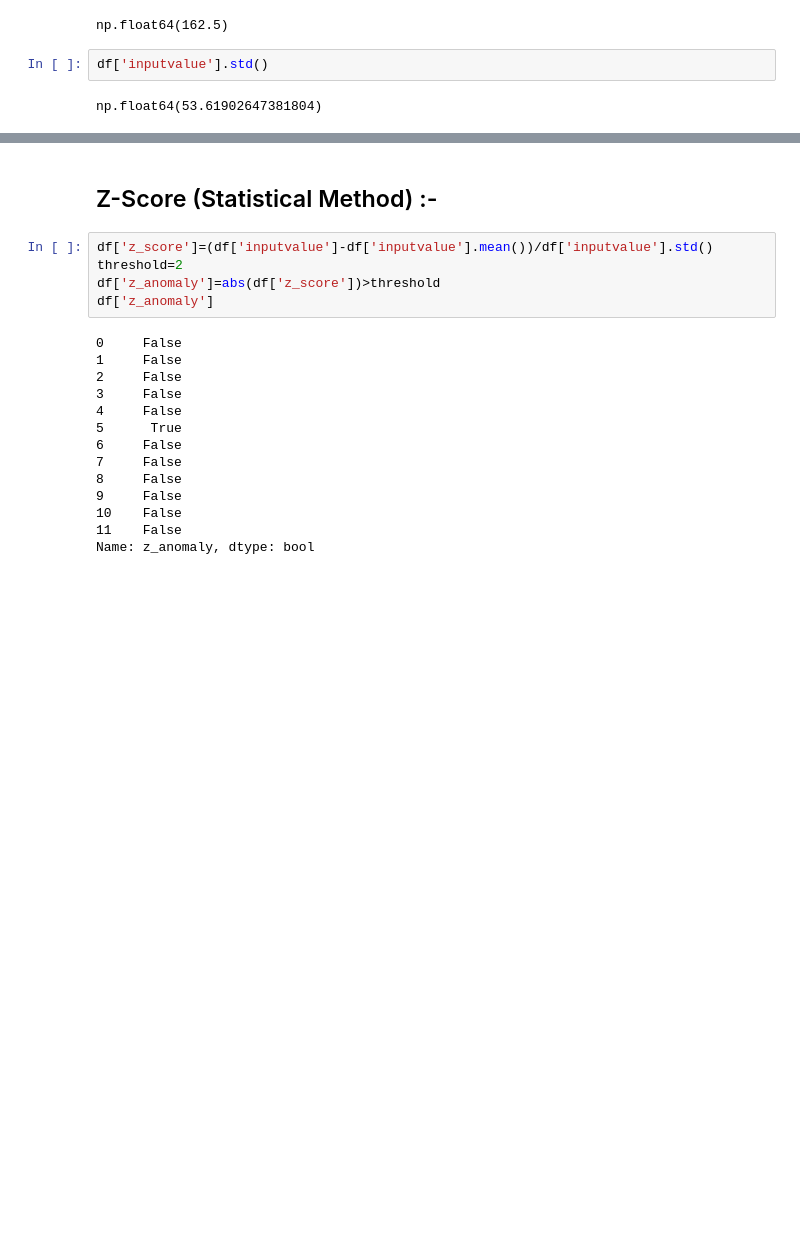
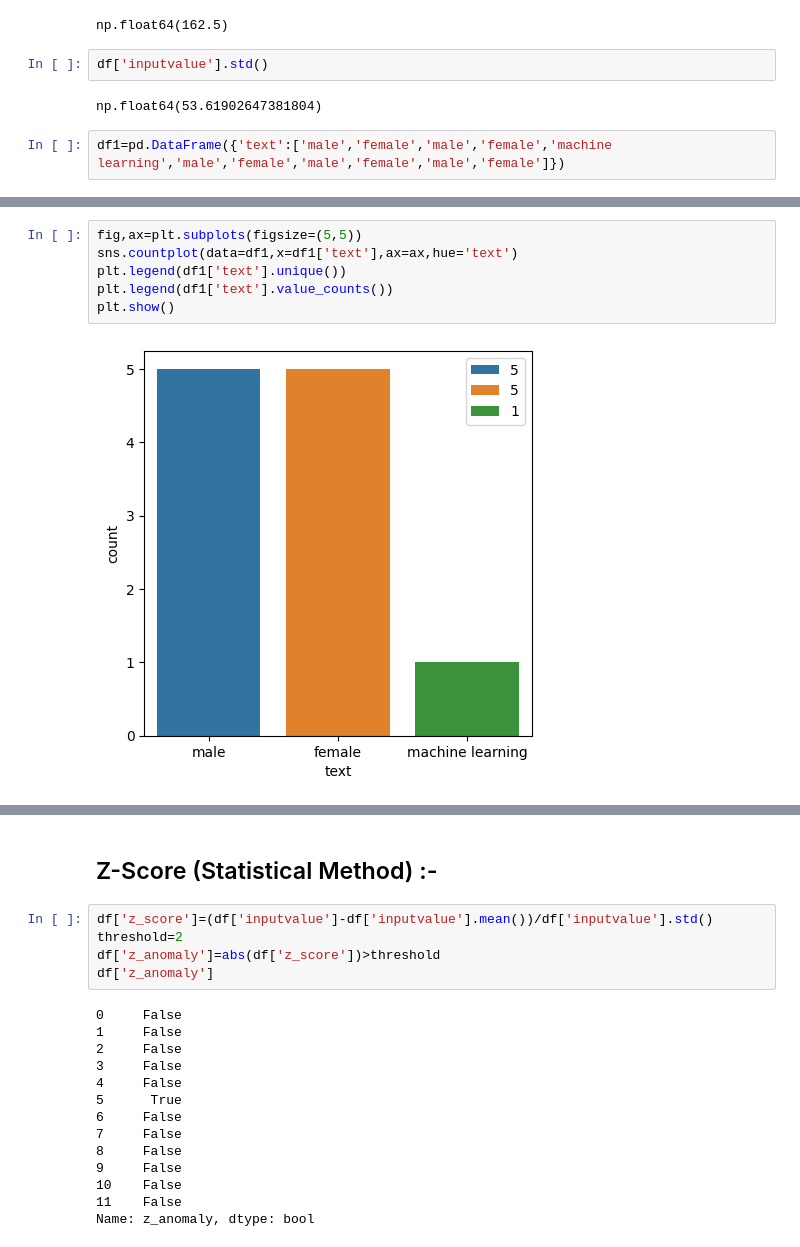
Before and after one commit to manojkumar211/Machine-Learning-All, a Jupyter notebook: experiment/Anomaly.ipynb, the cells around one changed output, grey strips where cells are left out. Saved outputs shown, nothing was run; the diff lists cells and outputs as text; blank space fills up the shorter version.

Commit message:
applyed anomaly detection on text data

```diff
--- a/experiment/Anomaly.ipynb
+++ b/experiment/Anomaly.ipynb
@@ -44,3 +44,5 @@ np.float64(162.5)
 df['inputvalue'].std()
 # %% [output]
 np.float64(53.61902647381804)
+# %%
+df1=pd.DataFrame({'text':['male','female','male','female','machine learning','male','female','male','female','male','female']})
@@ -46,0 +72,8 @@ np.float64(53.61902647381804)
+# %%
+fig,ax=plt.subplots(figsize=(5,5))
+sns.countplot(data=df1,x=df1['text'],ax=ax,hue='text')
+plt.legend(df1['text'].unique())
+plt.legend(df1['text'].value_counts())
+plt.show()
+# %% [output]
+[figure, added]
```
Also changed, not shown: parts of 8 cells of this notebook.
